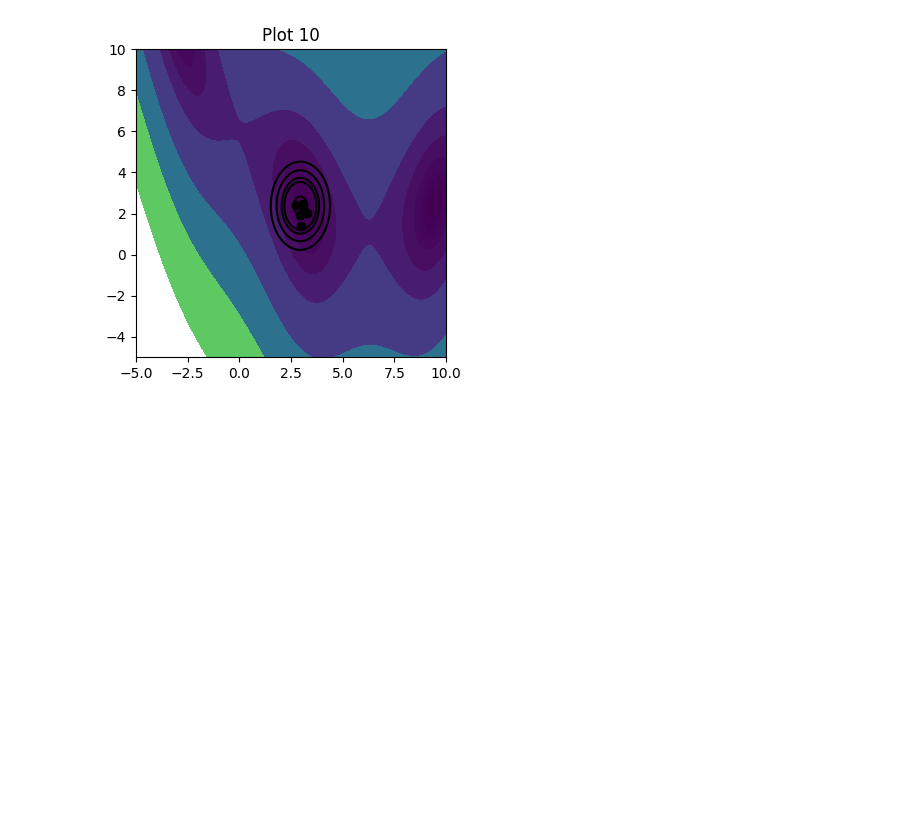
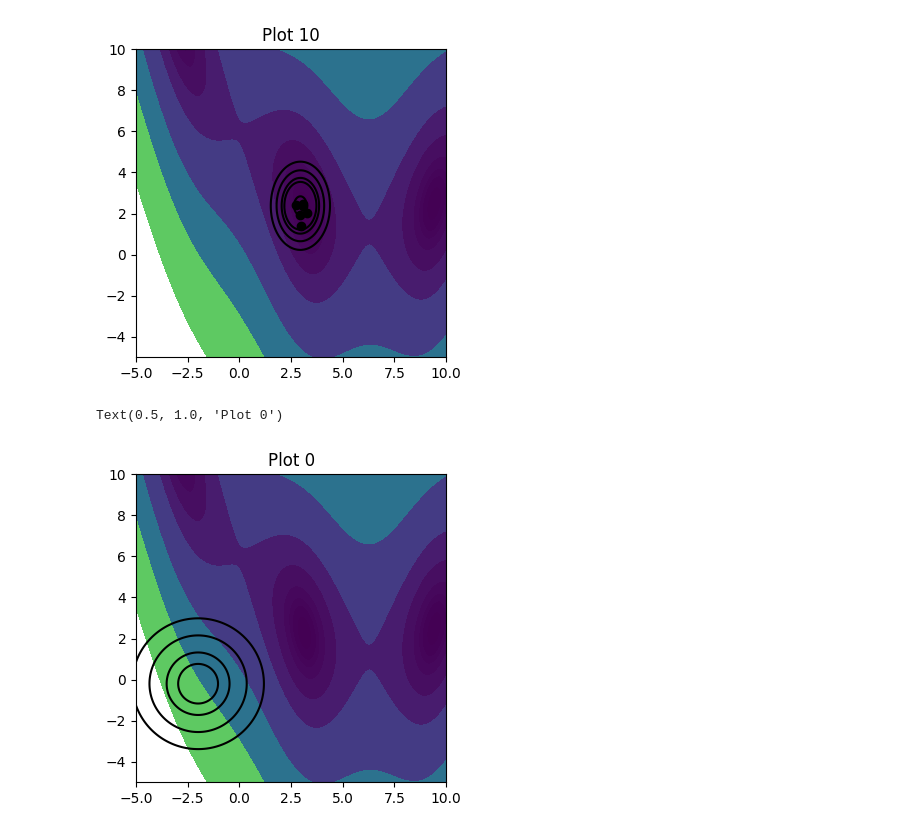
Before and after one commit to Santiago180999/robotics, a Jupyter notebook: medusa/scripts/journal-club-presentation/CE and CMA-ES.ipynb, the cells around one changed output. Cells and saved outputs as stored; diff of their text form; code cells hidden in the pictures; blank space fills up the shorter version.

Commit message:
added plot zero

```diff
--- a/medusa/scripts/journal-club-presentation/CE and CMA-ES.ipynb
+++ b/medusa/scripts/journal-club-presentation/CE and CMA-ES.ipynb
@@ -395,3 +395,22 @@ Iterat #Fevals   function value  axis ratio  sigma  min&max std  t[m:s]
 [figure]
 [figure]
 [figure]
+# %%
+fig = plt.figure(figsize=(4, 4))
+ax = fig.add_subplot(111)
+lowerbounds = [-5, -5]
+upperbounds = [10, 10]
+
+x, y = np.meshgrid(np.linspace(lowerbounds[0], upperbounds[0], 400), np.linspace(lowerbounds[1], upperbounds[1], 400))
+pos = np.dstack((x, y))
+
+z_branin = branin([x, y])
+ax.contourf(x,y,z_branin, levels=[0,1,2,3,5,10,20,50,100,200])
+
+rv = multivariate_normal([-2.0, -0.2], [[1.0, 0.0], [0.0, 1.0]])
+z_mv = rv.pdf(pos)
+ax.contour(x,y,z_mv, levels=[1e-3, 1e-2, 5e-2, 1e-1, 5e-1, 9e-1], colors='k')
+ax.set_title(f"Plot {0}")
+# %% [output]
+Text(0.5, 1.0, 'Plot 0')
+[figure, added]
```
Also changed, not shown: 1 other file.
